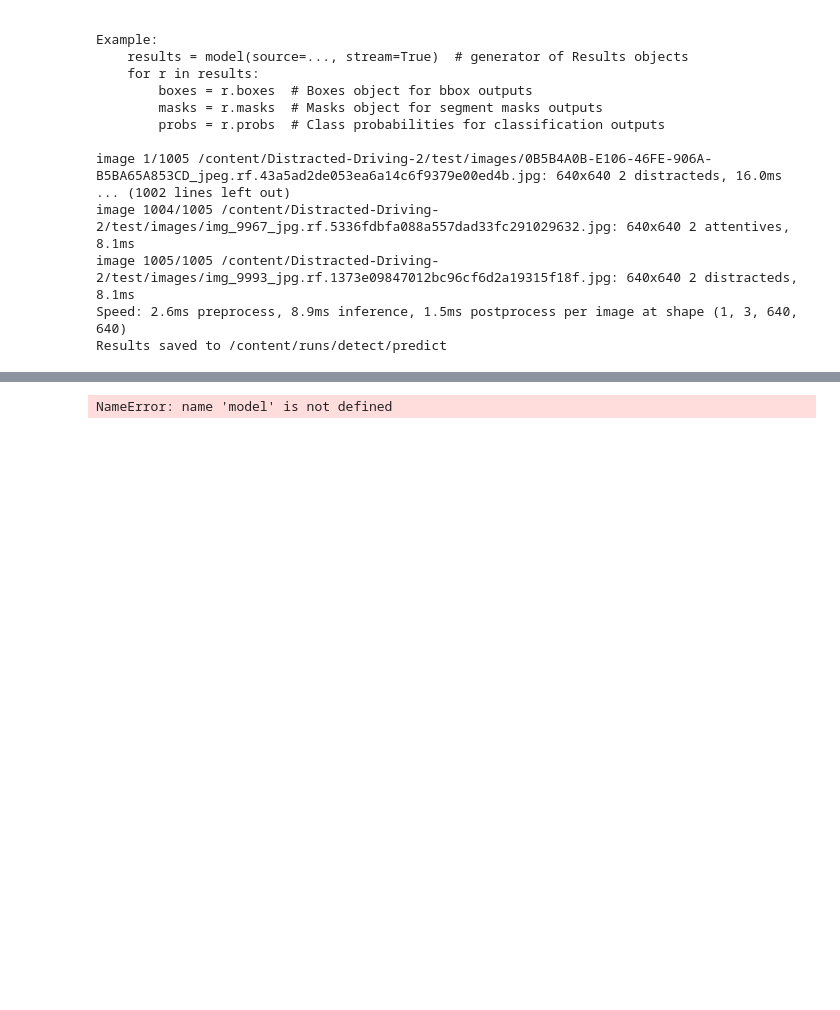
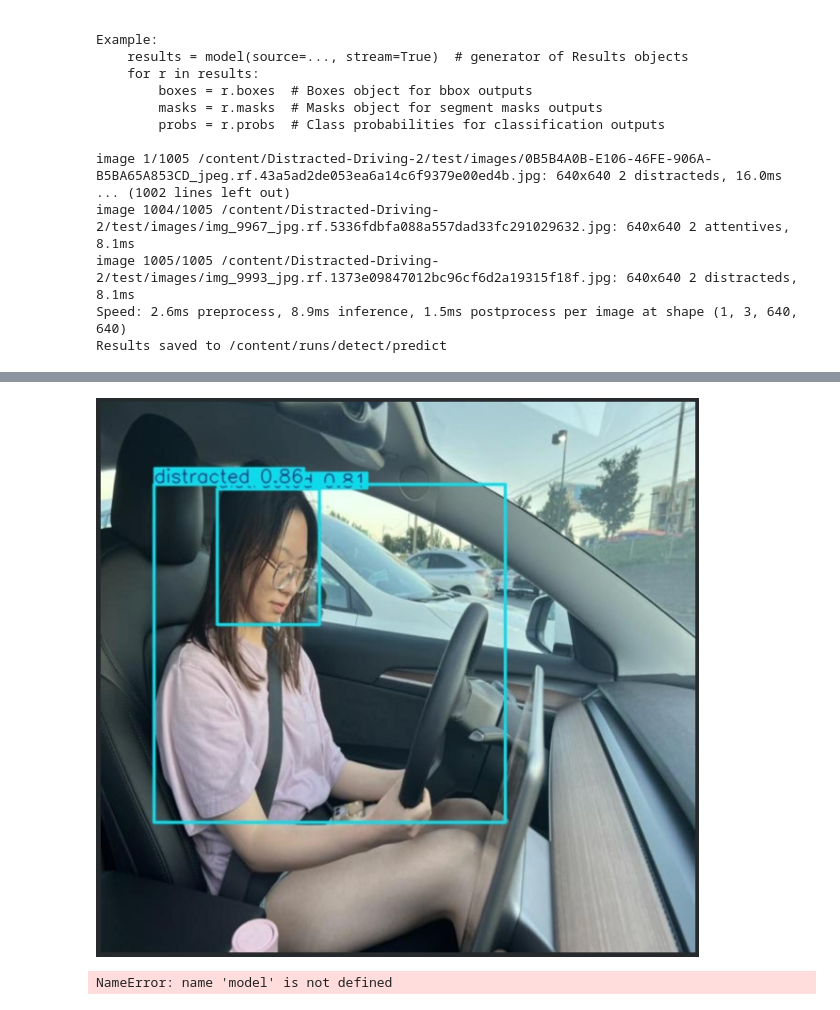
Before and after one commit to 1017-67/Infocomm-Roboflow, a Jupyter notebook: yolov8_template (1).ipynb, the cells around one changed output, grey strips where cells are left out. Saved outputs shown, nothing was run; the diff lists cells and outputs as text; code cells hidden in the pictures; blank space fills up the shorter version.

```diff
--- a/yolov8_template (1).ipynb
+++ b/yolov8_template (1).ipynb
@@ -162,3 +157,8 @@ Results saved to /content/runs/detect/predict
+# %%
+from IPython.display import Image, display
+display(Image(filename="/content/WhatsApp Image 2026-04-22 at 10.25.44.jpeg"))
+# %% [output]
+[figure, added]
 # %%
 im = model.predict('/content/Distracted-Driving-2/test/images', save=True, conf=0.5)
 # %% [output]
```
Also changed, not shown: parts of 3 cells of this notebook.
